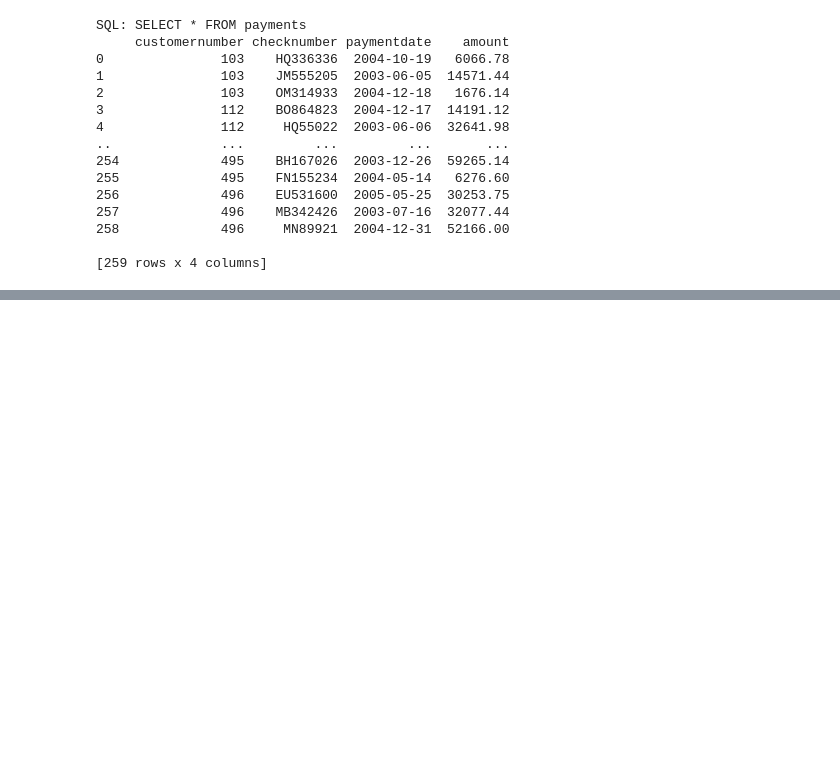
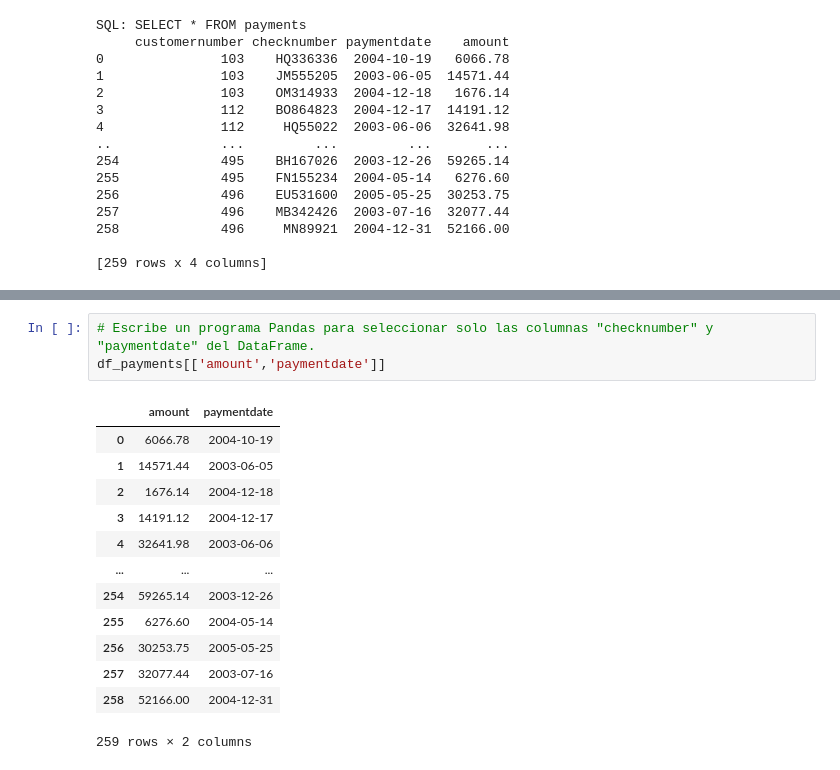
Before and after one commit to Patri-data12/pythonformacion, a Jupyter notebook: numpy_data12/dataframe.ipynb, the cells around one changed output, grey strips where cells are left out. Drawn from its saved outputs; the diff is of its cells as text; blank space fills up the shorter version.

```diff
--- a/numpy_data12/dataframe.ipynb
+++ b/numpy_data12/dataframe.ipynb
@@ -519,0 +553,17 @@ SQL: SELECT * FROM payments
+# %%
+# Escribe un programa Pandas para seleccionar solo las columnas "checknumber" y "paymentdate" del DataFrame.
+df_payments[['amount','paymentdate']]
+# %% [output]
+|  | amount | paymentdate |
+| 0 | 6066.78 | 2004-10-19 |
+| 1 | 14571.44 | 2003-06-05 |
+| 2 | 1676.14 | 2004-12-18 |
+| 3 | 14191.12 | 2004-12-17 |
+| 4 | 32641.98 | 2003-06-06 |
+| ... | ... | ... |
+| 254 | 59265.14 | 2003-12-26 |
+| 255 | 6276.60 | 2004-05-14 |
+| 256 | 30253.75 | 2005-05-25 |
+| 257 | 32077.44 | 2003-07-16 |
+| 258 | 52166.00 | 2004-12-31 |
+259 rows × 2 columns
```
Also changed, not shown: parts of 9 cells of this notebook.
